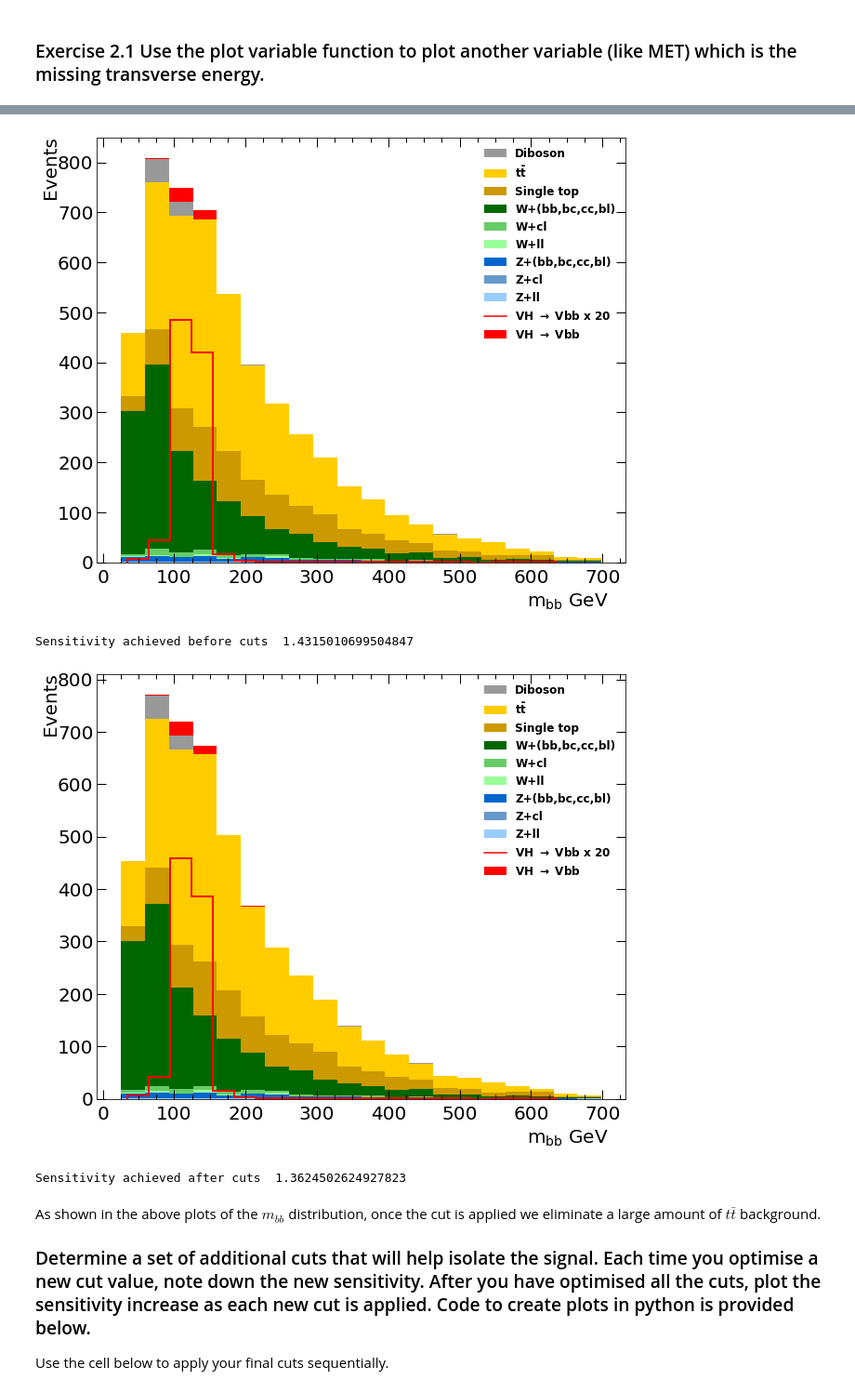
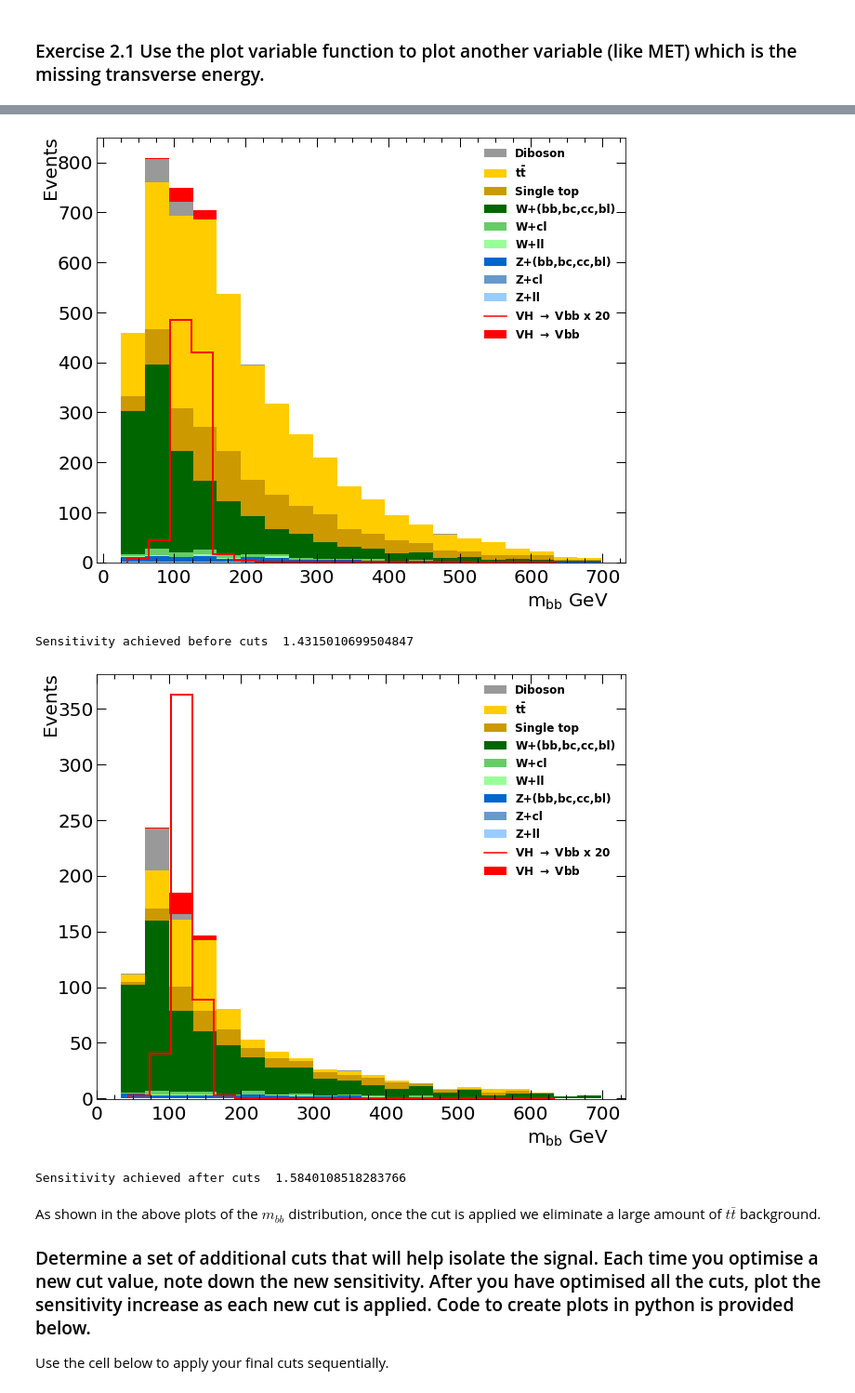
Before and after one commit to ikhurana95/in2HEP, a Jupyter notebook: notebooks/ATLAS Cut Based.ipynb, the cells around one changed output, grey strips where cells are left out. Shown at 93% size. Drawn from its saved outputs; the diff is of its cells as text; code cells hidden in the pictures.

```diff
--- a/notebooks/ATLAS Cut Based.ipynb
+++ b/notebooks/ATLAS Cut Based.ipynb
@@ -125,26 +108,25 @@ By changing the variable plotted determine your own list of cuts.
 # %%
 # Reload data
 df = pd.read_csv('../data-v1/VHbb_data_2jet.csv')
 
 # Apply cut
 
 
-df = df.loc[df["MET"]/1e3 <200]
+df = df.loc[df["Mtop"]/1e3 >250]
 # divide by 1e3 to convert from MeV to GeV
-#variable_names = ["Mtop", "dRBB", "dPhiVbb","dPhiLBmin","pTV","pTB1","pTB2","mTW","dYWH","MET"]
 
 # The code below plots the mBB distribution after the cut is applied
 plot_variable(df_original,'mBB')
 print("Sensitivity achieved before cuts ",sensitivity_cut_based(df_original))
 
 plot_variable(df,'mBB')
 
 print("Sensitivity achieved after cuts ",sensitivity_cut_based(df))
 # %% [output]
 [figure]
 Sensitivity achieved before cuts  1.4315010699504847
-[figure, old version]
+[figure, new version]
-Sensitivity achieved after cuts  1.3624502624927823
+Sensitivity achieved after cuts  1.5840108518283766
 # %% [markdown]
 As shown in the above plots of the $m_{bb}$ distribution, once the cut is applied we eliminate a large amount of $t\bar{t}$ background.
 
```
Also changed, not shown: parts of 9 cells of this notebook, 12 other files.
